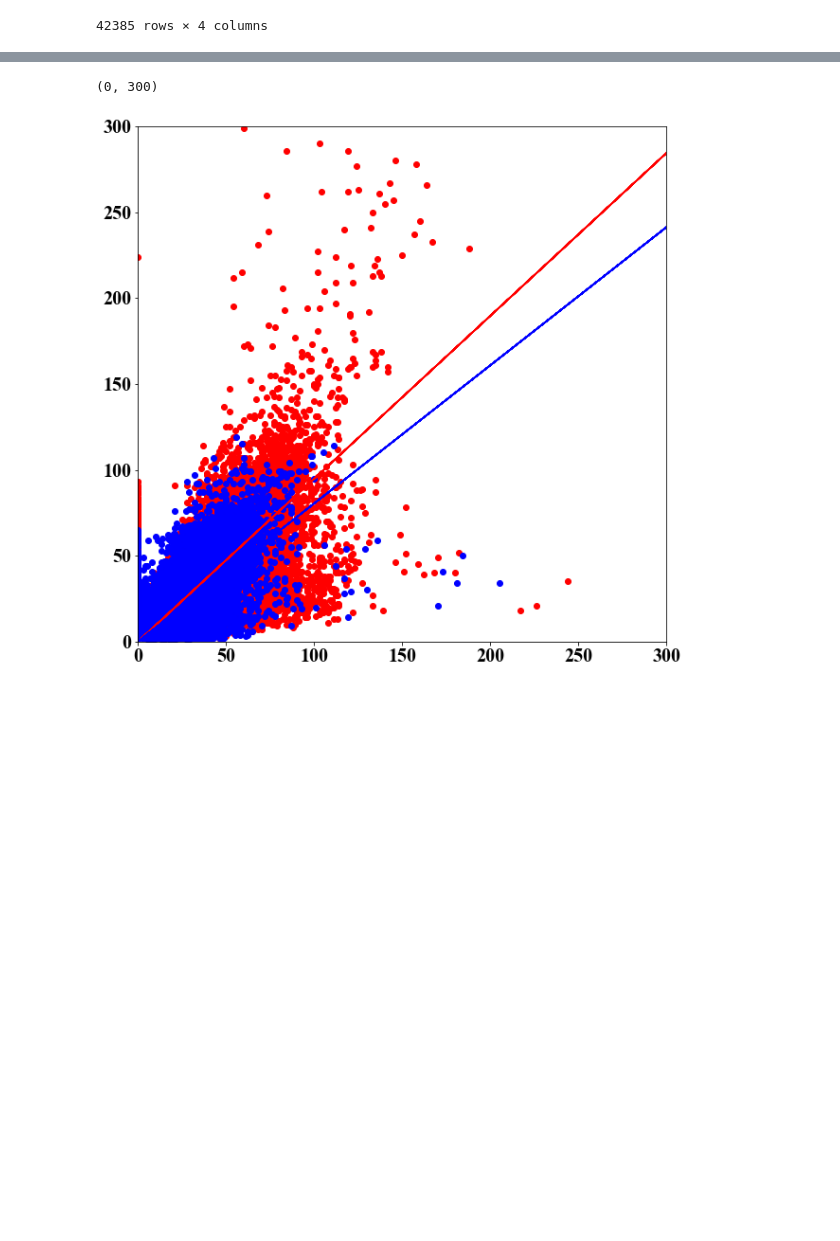
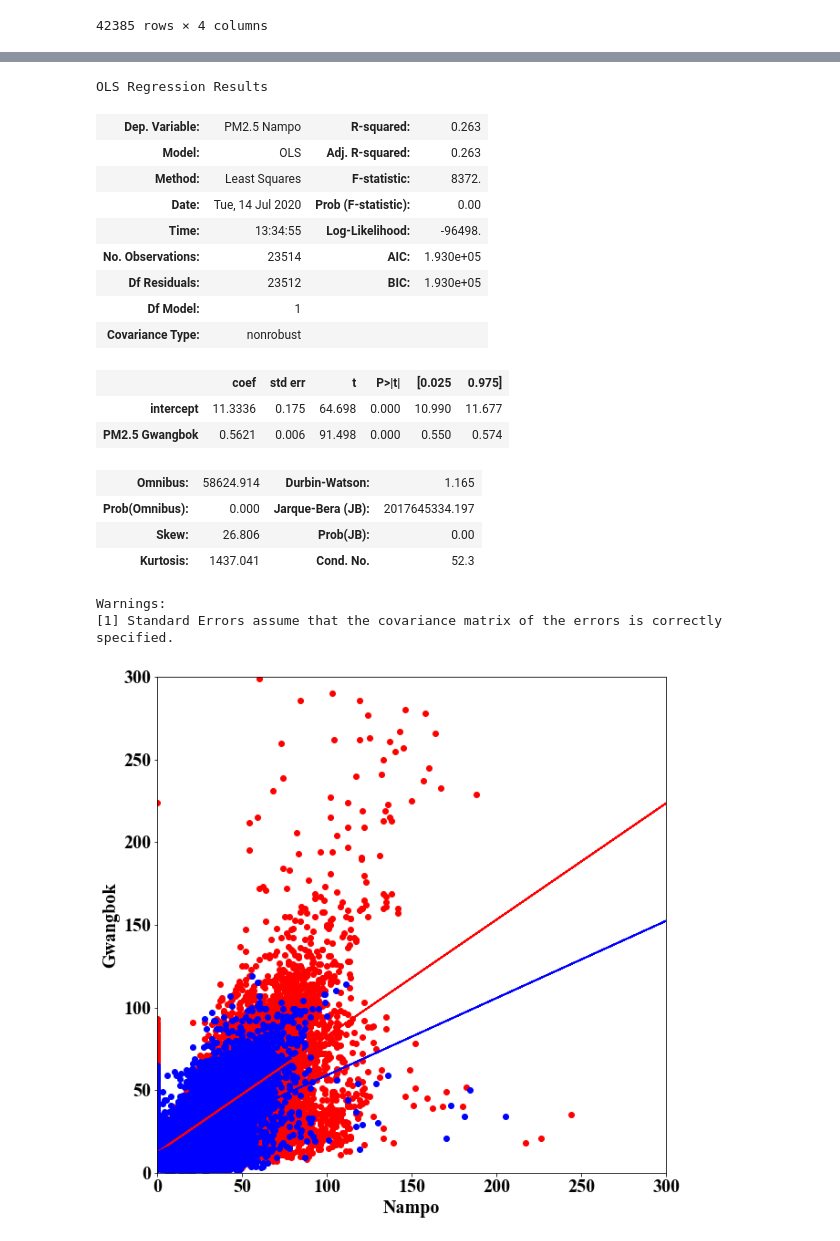
Before and after one commit to tbnsok40/Busan-Subway-Station-Pollutants-data, a Jupyter notebook: [Lab] two linear regression.ipynb, the cells around one changed output, grey strips where cells are left out. Drawn from its saved outputs; the diff is of its cells as text; code cells hidden in the pictures; blank space fills up the shorter version.

```diff
--- a/[Lab] two linear regression.ipynb
+++ b/[Lab] two linear regression.ipynb
@@ -10,7 +10,9 @@ import seaborn as sns
 import statsmodels.api as sm
 from scipy import stats, polyval
 plt.rcParams["font.family"] = "Times New Roman"
-plt.rcParams["font.size"] = 30
+
+plt.rcParams["font.size"] = 20
+plt.rcParams["figure.figsize"] = (10,10)
 # plt.rcParams["font.weight"] = 'bold'
 
 %matplotlib inline
@@ -113,4 +92,7 @@ Warnings:
 # %%
+plt.rcParams["figure.figsize"] = (10,10)
+plt.rcParams["font.size"] = 20
+
 # 전처리
 s1 = s1.drop(s1[s1['PM10 Gwangbok']> 300].index)
 s1 = s1.drop(s1[s1['PM10 Nampo']> 300].index)
@@ -121,39 +103,44 @@ x=s1['PM10 Nampo']
 
 
 # 선형회귀식
-model = linear_model.LinearRegression(fit_intercept=False)
+model = linear_model.LinearRegression()
 model = model.fit(X=pd.DataFrame(x), y= y)
+print('r squared: {}' .format(model.score(pd.DataFrame(x),y)))
+print('기울기: {}' .format(model.coef_))
+print('y절편: {}' .format(model.intercept_))
 
 ax1 = plt.scatter(x, y, color="red")
 ax1 = plt.plot(X,model.predict(X), color = 'red')
-print(model.coef_)
+
+
+
+
 
 y2=s1['PM2.5 Gwangbok']
 x2=s1['PM2.5 Nampo']
 
-model2 = linear_model.LinearRegression(fit_intercept=False)
+model2 = linear_model.LinearRegression()
 model2 = model2.fit(X=pd.DataFrame(x2), y= y2)
-print(model2.coef_)
+
+print('r squared: {}' .format(model2.score(pd.DataFrame(x),y)))
+print('기울기: {}' .format(model2.coef_))
+print('y절편: {}' .format(model2.intercept_))
+
 ax1 = plt.plot(X,model2.predict(X), color = 'blue')
 ax1 = plt.scatter(x2, y2, color="blue")
 
 
-# linear_regression2 = linear_model.LinearRegression(fit_intercept=False)
-# linear_regression2.fit(X=pd.DataFrame(x2), y= y2)
-# prediction2 = linear_regression.predict(X=pd.DataFrame(x2))
-
-# # print(prediction, prediction2)
-
-# plt.rcParams["font.size"] = 20
-# plt.rcParams["figure.figsize"] = (10,10)
-
-# ax2 = plt.scatter(x2, y2, color="blue")
-
-# ax2 = plt.plot(x2, prediction2,'b')
-# ax1 = plt.plot(x, prediction,'r')
+# 축이름
+plt.xlabel('Nampo')
+plt.ylabel('Gwangbok')
 
 plt.ylim(0,300)
 plt.xlim(0,300)
+# plt.legend()
 
 # plt.show()
+s1['intercept']=1
+lm = sm.OLS(s1['PM2.5 Nampo'], s1[['intercept','PM2.5 Gwangbok']])
+results = lm.fit()
+results.summary()
 # %% [output]
@@ -162,2 +153,20 @@ plt.xlim(0,300)
-(0, 300)
+OLS Regression Results
+| Dep. Variable: | PM2.5 Nampo | R-squared: | 0.263 |
+| Model: | OLS | Adj. R-squared: | 0.263 |
+| Method: | Least Squares | F-statistic: | 8372. |
+| Date: | Tue, 14 Jul 2020 | Prob (F-statistic): | 0.00 |
+| Time: | 13:34:55 | Log-Likelihood: | -96498. |
+| No. Observations: | 23514 | AIC: | 1.930e+05 |
+| Df Residuals: | 23512 | BIC: | 1.930e+05 |
+| Df Model: | 1 |  |  |
+| Covariance Type: | nonrobust |  |  |
+|  | coef | std err | t | P>|t| | [0.025 | 0.975] |
+| intercept | 11.3336 | 0.175 | 64.698 | 0.000 | 10.990 | 11.677 |
+| PM2.5 Gwangbok | 0.5621 | 0.006 | 91.498 | 0.000 | 0.550 | 0.574 |
+| Omnibus: | 58624.914 | Durbin-Watson: | 1.165 |
+| Prob(Omnibus): | 0.000 | Jarque-Bera (JB): | 2017645334.197 |
+| Skew: | 26.806 | Prob(JB): | 0.00 |
+| Kurtosis: | 1437.041 | Cond. No. | 52.3 |
+Warnings:
+[1] Standard Errors assume that the covariance matrix of the errors is correctly specified.
-[figure, old version]
+[figure, new version]
```
Also changed, not shown: parts of 22 cells of this notebook.
